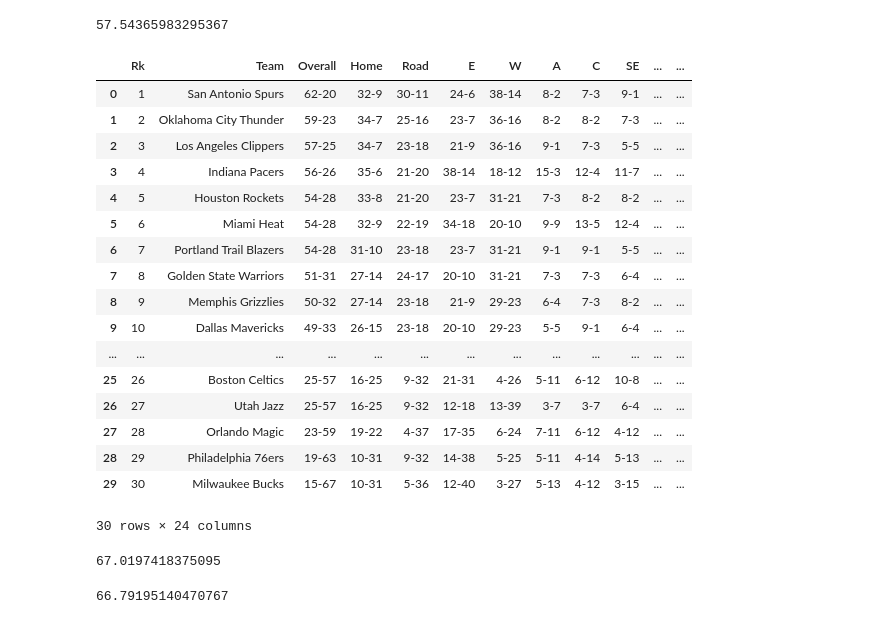
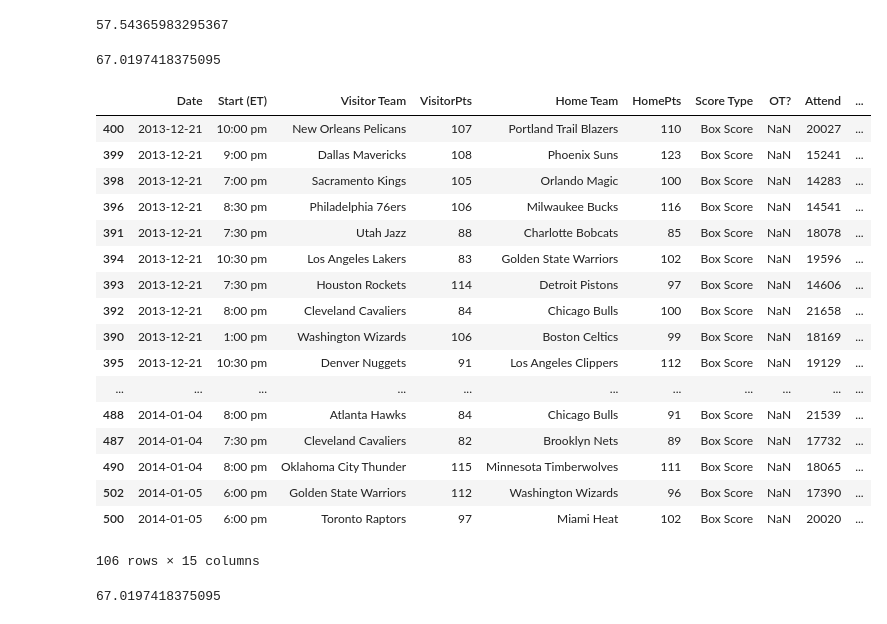
Before and after one commit to GitHubDiom/Data_Mining, a Jupyter notebook: Chapter03/NBA_prediction.ipynb, the cells around one changed output. Saved outputs shown, nothing was run; the diff lists cells and outputs as text; code cells hidden in the pictures.

```diff
--- a/Chapter03/NBA_prediction.ipynb
+++ b/Chapter03/NBA_prediction.ipynb
@@ -57,26 +49,6 @@ standing_file = './NBA_2013_Standings.csv'
 standings = pd.read_csv(standing_file)
 '''利用对阵队伍排名与上赛季最终排名比较得出HomeTeamRanksHeigher'''
 dataset['HomeTeamRanksHeigher'] = 0
-standings
-# %% [output]
-|  | Rk | Team | Overall | Home | Road | E | W | A | C | SE | ... | ... |
-| 0 | 1 | San Antonio Spurs | 62-20 | 32-9 | 30-11 | 24-6 | 38-14 | 8-2 | 7-3 | 9-1 | ... | ... |
-| 1 | 2 | Oklahoma City Thunder | 59-23 | 34-7 | 25-16 | 23-7 | 36-16 | 8-2 | 8-2 | 7-3 | ... | ... |
-| 2 | 3 | Los Angeles Clippers | 57-25 | 34-7 | 23-18 | 21-9 | 36-16 | 9-1 | 7-3 | 5-5 | ... | ... |
-| 3 | 4 | Indiana Pacers | 56-26 | 35-6 | 21-20 | 38-14 | 18-12 | 15-3 | 12-4 | 11-7 | ... | ... |
-| 4 | 5 | Houston Rockets | 54-28 | 33-8 | 21-20 | 23-7 | 31-21 | 7-3 | 8-2 | 8-2 | ... | ... |
-| 5 | 6 | Miami Heat | 54-28 | 32-9 | 22-19 | 34-18 | 20-10 | 9-9 | 13-5 | 12-4 | ... | ... |
-| 6 | 7 | Portland Trail Blazers | 54-28 | 31-10 | 23-18 | 23-7 | 31-21 | 9-1 | 9-1 | 5-5 | ... | ... |
-| 7 | 8 | Golden State Warriors | 51-31 | 27-14 | 24-17 | 20-10 | 31-21 | 7-3 | 7-3 | 6-4 | ... | ... |
-| 8 | 9 | Memphis Grizzlies | 50-32 | 27-14 | 23-18 | 21-9 | 29-23 | 6-4 | 7-3 | 8-2 | ... | ... |
-| 9 | 10 | Dallas Mavericks | 49-33 | 26-15 | 23-18 | 20-10 | 29-23 | 5-5 | 9-1 | 6-4 | ... | ... |
-| ... | ... | ... | ... | ... | ... | ... | ... | ... | ... | ... | ... | ... |
-| 25 | 26 | Boston Celtics | 25-57 | 16-25 | 9-32 | 21-31 | 4-26 | 5-11 | 6-12 | 10-8 | ... | ... |
-| 26 | 27 | Utah Jazz | 25-57 | 16-25 | 9-32 | 12-18 | 13-39 | 3-7 | 3-7 | 6-4 | ... | ... |
-| 27 | 28 | Orlando Magic | 23-59 | 19-22 | 4-37 | 17-35 | 6-24 | 7-11 | 6-12 | 4-12 | ... | ... |
-| 28 | 29 | Philadelphia 76ers | 19-63 | 10-31 | 9-32 | 14-38 | 5-25 | 5-11 | 4-14 | 5-13 | ... | ... |
-| 29 | 30 | Milwaukee Bucks | 15-67 | 10-31 | 5-36 | 12-40 | 3-27 | 5-13 | 4-12 | 3-15 | ... | ... |
-30 rows × 24 columns
 # %%
 for index , row in dataset.iterrows():
     home_team = row['Home Team']
@@ -94,19 +66,39 @@ np.mean(scores)*100
 # %%
 last_match_winner = defaultdict(int)
 row['HomeTeamWonLast'] = 0
 teams_list = set()
 """找到两支队伍上次交锋情况 ， 不考虑主客队"""
 for index , row in dataset.iterrows():
     home_team = row['Home Team']
     visitor_team = row['Visitor Team']
     teams = tuple(sorted([home_team , visitor_team]))
     teams_list.add(teams)
     dataset.at[index , "HomeTeamWonLast"] = 1 if last_match_winner[teams] == home_team else 0
     last_match_winner[teams] = home_team if row['Homewin'] else visitor_team
-#dataset[(dataset['Visitor Team']=="Miami Heat")&(dataset['Home Team']=="San Antonio Spurs")|((dataset['Visitor Team']=="San Antonio Spurs")&(dataset['Home Team']=="Miami Heat"))]
-X_d = dataset[['HomeTeamWonLast','HomeTeamRanksHeigher','VisitorLastWin','HomeLastWin']].values
-clf = DecisionTreeClassifier(random_state =14)
-scores = cross_val_score(clf , X_d , Y_true , scoring = 'accuracy')
-np.mean(scores)*100
+dataset.loc[400:500]
 # %% [output]
+|  | Date | Start (ET) | Visitor Team | VisitorPts | Home Team | HomePts | Score Type | OT? | Attend | ... |
+| 400 | 2013-12-21 | 10:00 pm | New Orleans Pelicans | 107 | Portland Trail Blazers | 110 | Box Score | NaN | 20027 | ... |
+| 399 | 2013-12-21 | 9:00 pm | Dallas Mavericks | 108 | Phoenix Suns | 123 | Box Score | NaN | 15241 | ... |
+| 398 | 2013-12-21 | 7:00 pm | Sacramento Kings | 105 | Orlando Magic | 100 | Box Score | NaN | 14283 | ... |
+| 396 | 2013-12-21 | 8:30 pm | Philadelphia 76ers | 106 | Milwaukee Bucks | 116 | Box Score | NaN | 14541 | ... |
+| 391 | 2013-12-21 | 7:30 pm | Utah Jazz | 88 | Charlotte Bobcats | 85 | Box Score | NaN | 18078 | ... |
+| 394 | 2013-12-21 | 10:30 pm | Los Angeles Lakers | 83 | Golden State Warriors | 102 | Box Score | NaN | 19596 | ... |
+| 393 | 2013-12-21 | 7:30 pm | Houston Rockets | 114 | Detroit Pistons | 97 | Box Score | NaN | 14606 | ... |
+| 392 | 2013-12-21 | 8:00 pm | Cleveland Cavaliers | 84 | Chicago Bulls | 100 | Box Score | NaN | 21658 | ... |
+| 390 | 2013-12-21 | 1:00 pm | Washington Wizards | 106 | Boston Celtics | 99 | Box Score | NaN | 18169 | ... |
+| 395 | 2013-12-21 | 10:30 pm | Denver Nuggets | 91 | Los Angeles Clippers | 112 | Box Score | NaN | 19129 | ... |
+| ... | ... | ... | ... | ... | ... | ... | ... | ... | ... | ... |
+| 488 | 2014-01-04 | 8:00 pm | Atlanta Hawks | 84 | Chicago Bulls | 91 | Box Score | NaN | 21539 | ... |
+| 487 | 2014-01-04 | 7:30 pm | Cleveland Cavaliers | 82 | Brooklyn Nets | 89 | Box Score | NaN | 17732 | ... |
+| 490 | 2014-01-04 | 8:00 pm | Oklahoma City Thunder | 115 | Minnesota Timberwolves | 111 | Box Score | NaN | 18065 | ... |
+| 502 | 2014-01-05 | 6:00 pm | Golden State Warriors | 112 | Washington Wizards | 96 | Box Score | NaN | 17390 | ... |
+| 500 | 2014-01-05 | 6:00 pm | Toronto Raptors | 97 | Miami Heat | 102 | Box Score | NaN | 20020 | ... |
-66.79195140470767
+106 rows × 15 columns
+# %%
+TX_d = dataset[['HomeTeamWonLast','HomeTeamRanksHeigher','VisitorLastWin','HomeLastWin']].values
+clf = DecisionTreeClassifier(random_state =14)
+scores = cross_val_score(clf , X_d , Y_true , scoring = 'accuracy')
+np.mean(scores)*100
+# %% [output]
+67.0197418375095
```
Also changed, not shown: parts of 6 cells of this notebook.
